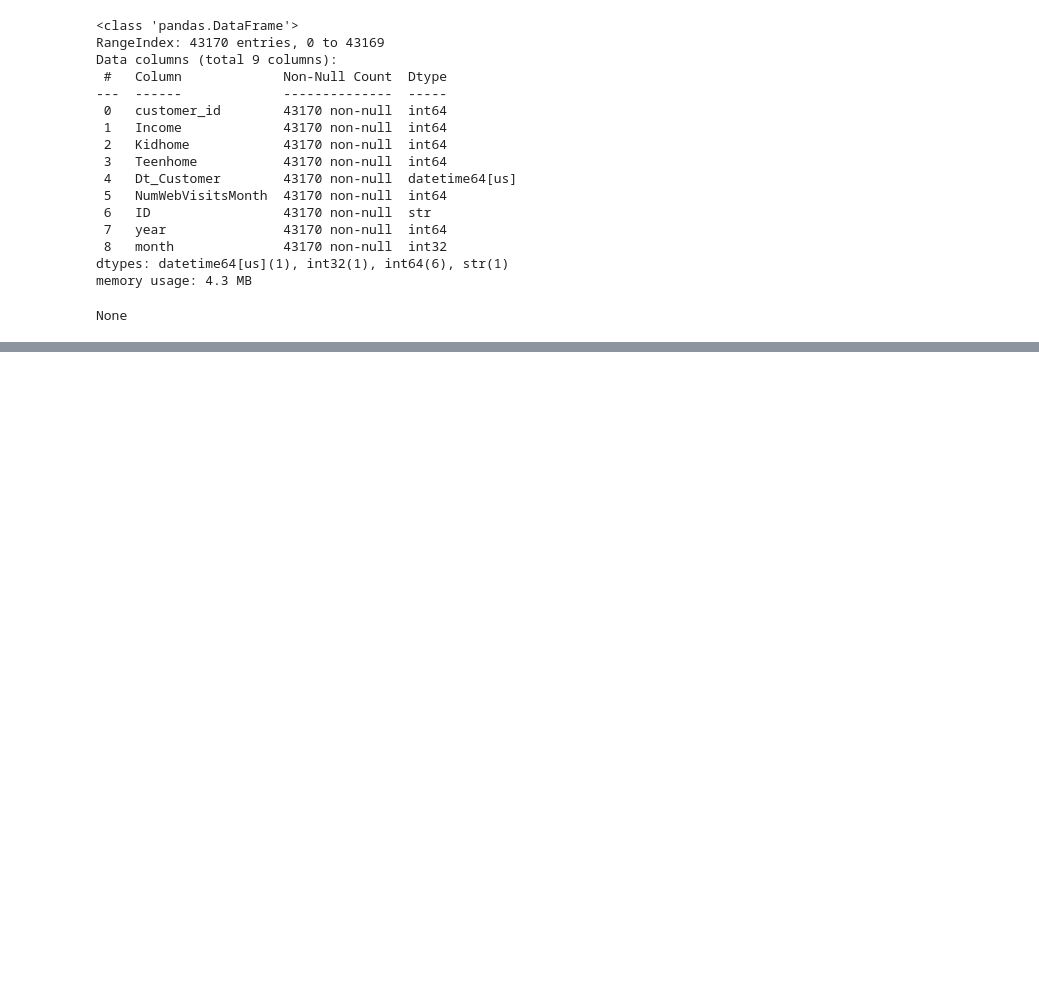
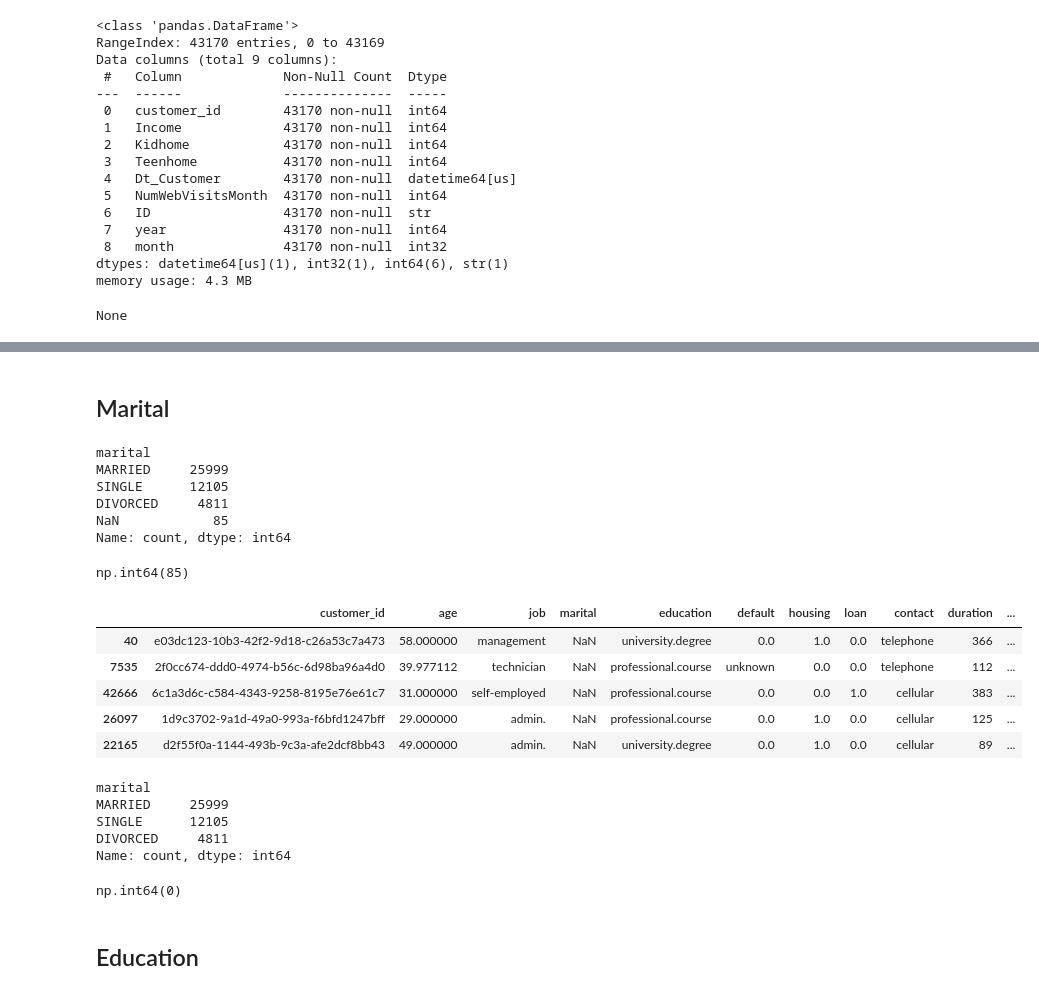
Before and after one commit to Ims2002/Proyecto-EDA-Python-Bank, a Jupyter notebook: eda.ipynb, the cells around one changed output, grey strips where cells are left out. Drawn from its saved outputs; the diff is of its cells as text; code cells hidden in the pictures; blank space fills up the shorter version.

```diff
--- a/eda.ipynb
+++ b/eda.ipynb
@@ -296,0 +299,8 @@ NaN: 248
+# %%
+# revisamos age y convertimos todos los nulos a la media
+display(df_bank_csv['age'].isna().sum())
+display(df_bank_csv['age'].mean())
+
+df_bank_csv['age'] = df_bank_csv['age'].fillna(df_bank_csv['age'].mean())
+
+display(df_bank_csv['age'].isna().sum())
@@ -296,0 +313,9 @@ NaN: 248
+# %%
+# hacemos que los valores nulos como represantan una parte pequeña de la población
+# los transformaremos a 'unknown' para no tener NaN en el dataset
+display(df_bank_csv['job'].isna().sum())
+display(df_bank_csv['job'].value_counts(dropna=False))
+
+df_bank_csv['job'] = df_bank_csv['job'].fillna('unknown')
+
+display(df_bank_csv['job'].value_counts(dropna=False))
@@ -296,0 +352,35 @@ NaN: 248
+# %% [markdown]
+## Marital
+# %%
+# En este caso como los NaN representan una parte ínfima de la población, los eliminaremos
+# ya que pese a tener marital como NaN no parecen seguir ningún patron claro
+display(df_bank_csv['marital'].value_counts(dropna=False))
+display(df_bank_csv['marital'].isna().sum())
+display(df_bank_csv[df_bank_csv['marital'].isna()].sample(5))
+
+df_bank_csv = df_bank_csv.dropna(subset=['marital'])
+
+display(df_bank_csv['marital'].value_counts(dropna=False))
+display(df_bank_csv['marital'].isna().sum())
+# %% [output]
+marital
+MARRIED     25999
+SINGLE      12105
+DIVORCED     4811
+NaN            85
+Name: count, dtype: int64
+np.int64(85)
+|  | customer_id | age | job | marital | education | default | housing | loan | contact | duration | ... |
+| 40 | e03dc123-10b3-42f2-9d18-c26a53c7a473 | 58.000000 | management | NaN | university.degree | 0.0 | 1.0 | 0.0 | telephone | 366 | ... |
+| 7535 | 2f0cc674-ddd0-4974-b56c-6d98ba96a4d0 | 39.977112 | technician | NaN | professional.course | unknown | 0.0 | 0.0 | telephone | 112 | ... |
+| 42666 | 6c1a3d6c-c584-4343-9258-8195e76e61c7 | 31.000000 | self-employed | NaN | professional.course | 0.0 | 0.0 | 1.0 | cellular | 383 | ... |
+| 26097 | 1d9c3702-9a1d-49a0-993a-f6bfd1247bff | 29.000000 | admin. | NaN | professional.course | 0.0 | 1.0 | 0.0 | cellular | 125 | ... |
+| 22165 | d2f55f0a-1144-493b-9c3a-afe2dcf8bb43 | 49.000000 | admin. | NaN | university.degree | 0.0 | 1.0 | 0.0 | cellular | 89 | ... |
+marital
+MARRIED     25999
+SINGLE      12105
+DIVORCED     4811
+Name: count, dtype: int64
+np.int64(0)
+# %% [markdown]
+## Education
```
Also changed, not shown: parts of 17 cells of this notebook.
